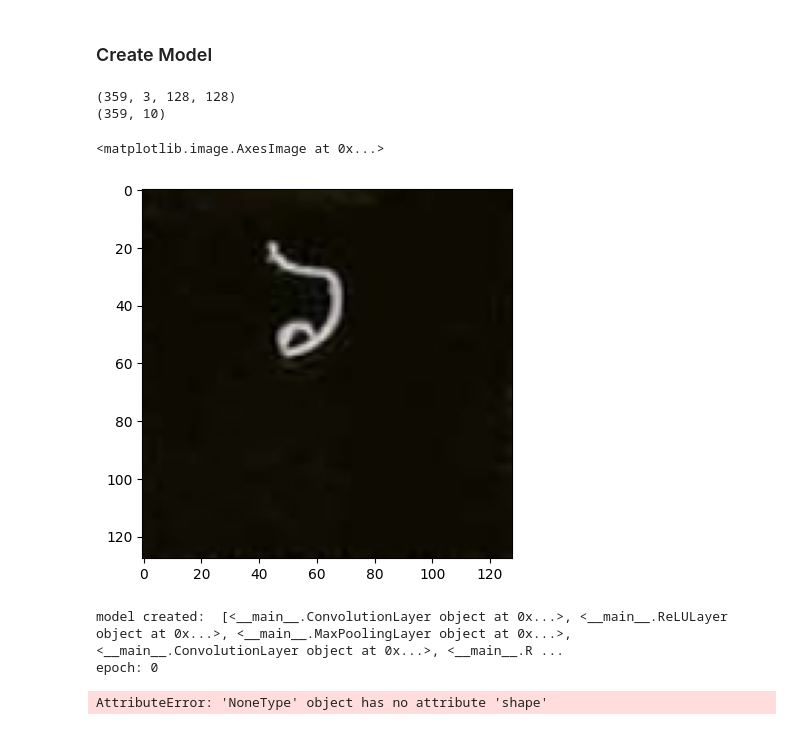
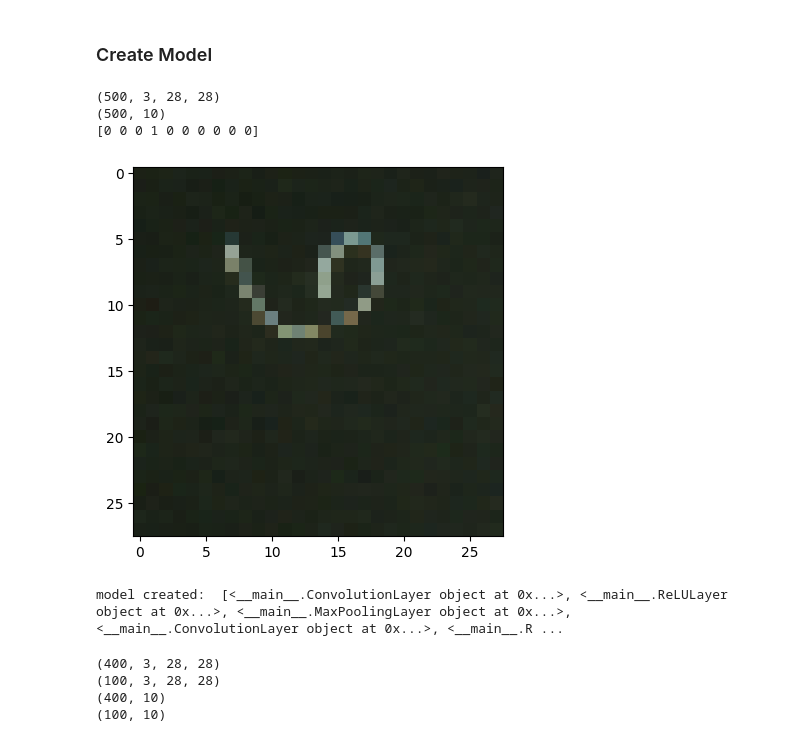
Before and after one commit to purbasha-nishat/Vectorized-Convolutional-Neural-Network-from-Scratch, a Jupyter notebook: 1705067.ipynb, the cells around one changed output. Cells and saved outputs as stored; diff of their text form; code cells hidden in the pictures.

```diff
--- a/1705067.ipynb
+++ b/1705067.ipynb
@@ -337,20 +336,30 @@ def createModel():
 # get images
 def getImages(path):
     images = []
-    for file in os.listdir(path):
-        img = cv2.imread(os.path.join(path, file))
-        img = cv2.resize(img, (128, 128))
+    count = 0
+    path_split = path.split('.')
+    new_path = path_split[0]
+    df = pd.read_csv(path)
+    files = df['filename']
+    for file in files:
+        if count == 500:
+            break
+        img = cv2.imread(os.path.join(new_path, file))
+        img = cv2.resize(img, (28, 28))
         img = cv2.cvtColor(img, cv2.COLOR_BGR2RGB)
         img = (255-img.transpose(2, 0, 1))/255
         images.append(img)
+        count += 1
+
     return np.array(images)
 # %%
 # get labels
 def getLabels(path):
     labels = []
     # using panda
+    count = 500
     df = pd.read_csv(path)
-    labels = df['digit']
+    labels = df['digit'][:count]
     return np.array(labels)
 # %%
 # train
@@ -386,24 +407,41 @@ def train(model, X_train, X_test, Y_train, Y_test, learning_rate, epochs):
 # %%
-images = getImages('data/training-b')
-labels = getLabels('data/training-b.csv')
+images = getImages('data/training-a.csv')
+labels = getLabels('data/training-a.csv')
+# # images.append(image)
+# # labels.append(label)
+# image += getImages('data/training-b')
+# label += getLabels('data/training-b.csv')
+# # images.append(image)
+# # labels.append(label)
+
+
 # one hot encode
-labels = np.eye(10)[labels]
+labels = np.eye(10)[labels].astype(int)
 print(images.shape)
 print(labels.shape)
 # view an image
-plt.imshow(images[0].transpose(1, 2, 0))
+plt.imshow(images[1].transpose(1, 2, 0))
+print(labels[1])
 # %% [output]
-(359, 3, 128, 128)
-(359, 10)
+(500, 3, 28, 28)
+(500, 10)
+[0 0 0 1 0 0 0 0 0 0]
-<matplotlib.image.AxesImage at 0x...>
-[figure, old version]
+[figure, new version]
+# %%
+# initialize model
+model = createModel()
+# %% [output]
+model created:  [<__main__.ConvolutionLayer object at 0x...>, <__main__.ReLULayer object at 0x...>, <__main__.MaxPoolingLayer object at 0x...>, <__main__.ConvolutionLayer object at 0x...>, <__main__.R ...
 # %%
 # train model
-model = createModel()
 
 X_train, X_test, Y_train, Y_test = train_test_split(images, labels, test_size=0.2, random_state=42)
-train(model, X_train, X_test, Y_train, Y_test, 0.001, 10)
+print(X_train.shape)
+print(X_test.shape)
+print(Y_train.shape)
+print(Y_test.shape)
 # %% [output]
-model created:  [<__main__.ConvolutionLayer object at 0x...>, <__main__.ReLULayer object at 0x...>, <__main__.MaxPoolingLayer object at 0x...>, <__main__.ConvolutionLayer object at 0x...>, <__main__.R ...
-epoch: 0
+(400, 3, 28, 28)
+(100, 3, 28, 28)
+(400, 10)
+(100, 10)
-AttributeError: 'NoneType' object has no attribute 'shape'
```
Also changed, not shown: parts of 19 cells of this notebook.
